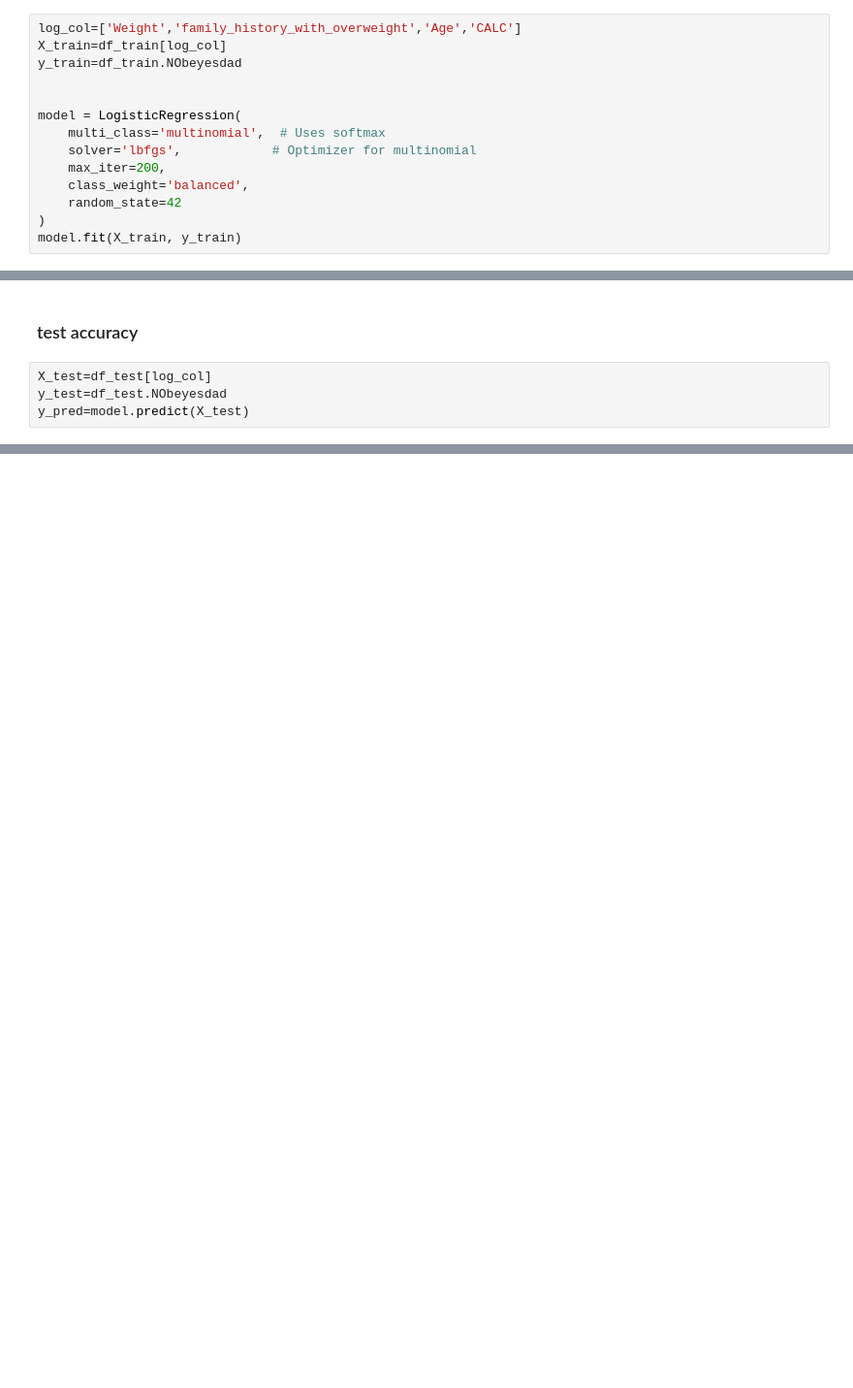
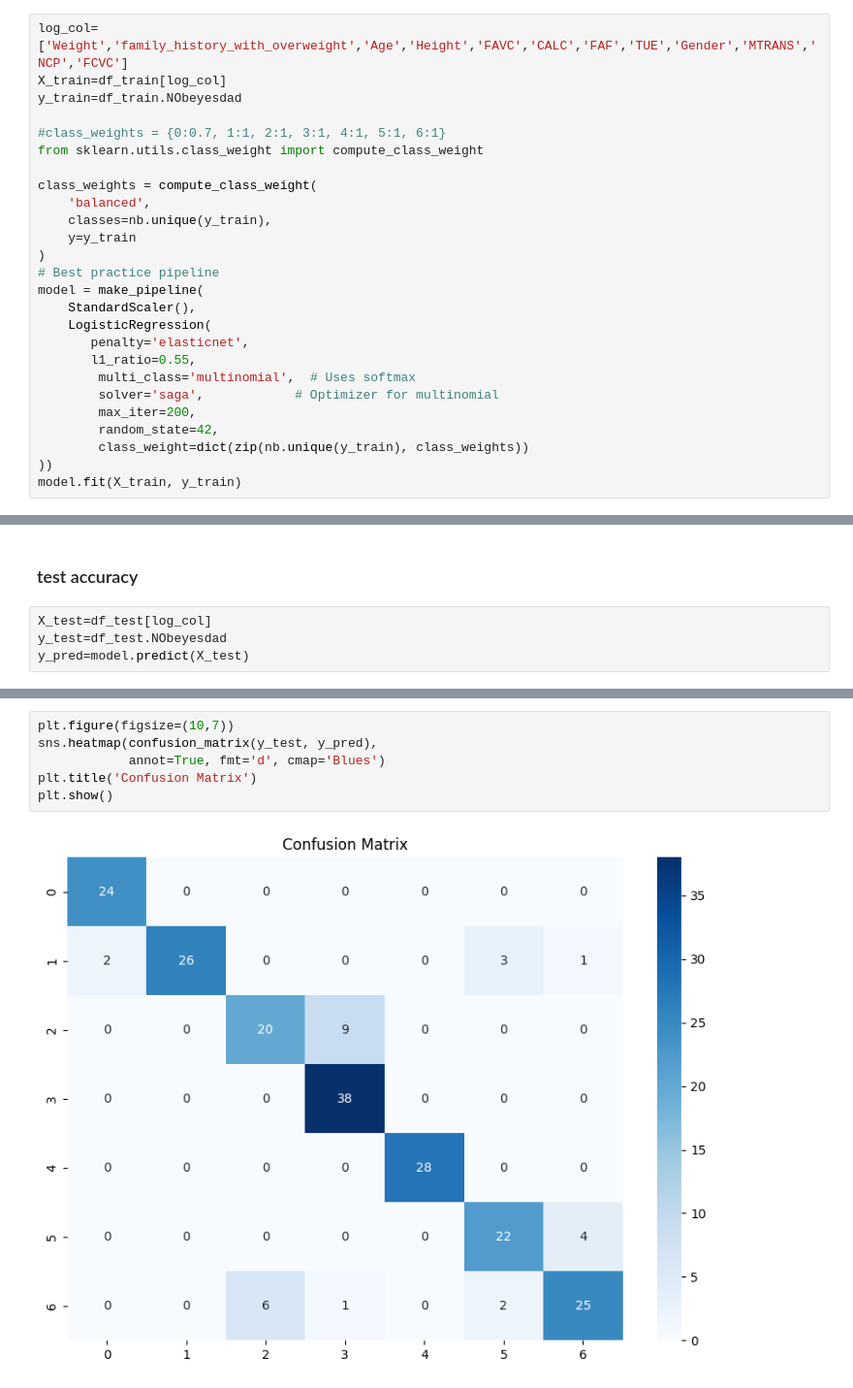
Before and after one commit to mariam1617/Obesity-risk-pred, a Jupyter notebook: Log.ipynb, the cells around one changed output, grey strips where cells are left out. Shown at 97% size. Cells and saved outputs as stored; diff of their text form; blank space fills up the shorter version.

Commit message:
log reg acc train 92 test 87

```diff
--- a/Log.ipynb
+++ b/Log.ipynb
@@ -99,17 +101,29 @@ sns.heatmap(corr_matrix,
 # %% [markdown]
 ### Create model
 # %%
-log_col=['Weight','family_history_with_overweight','Age','CALC']
+log_col=['Weight','family_history_with_overweight','Age','Height','FAVC','CALC','FAF','TUE','Gender','MTRANS','NCP','FCVC']
 X_train=df_train[log_col]
 y_train=df_train.NObeyesdad
 
+#class_weights = {0:0.7, 1:1, 2:1, 3:1, 4:1, 5:1, 6:1}
+from sklearn.utils.class_weight import compute_class_weight
 
-model = LogisticRegression(
-    multi_class='multinomial',  # Uses softmax
-    solver='lbfgs',            # Optimizer for multinomial
-    max_iter=200,
-    class_weight='balanced',
-    random_state=42
+class_weights = compute_class_weight(
+    'balanced',
+    classes=nb.unique(y_train),
+    y=y_train
 )
+# Best practice pipeline
+model = make_pipeline(
+    StandardScaler(),
+    LogisticRegression(
+       penalty='elasticnet',
+       l1_ratio=0.55,
+        multi_class='multinomial',  # Uses softmax
+        solver='saga',            # Optimizer for multinomial
+        max_iter=200,
+        random_state=42,
+        class_weight=dict(zip(nb.unique(y_train), class_weights))
+))
 model.fit(X_train, y_train)
 # %% [output]
@@ -145,0 +175,8 @@ weighted avg       0.52      0.54      0.51       211
+# %%
+plt.figure(figsize=(10,7))
+sns.heatmap(confusion_matrix(y_test, y_pred),
+            annot=True, fmt='d', cmap='Blues')
+plt.title('Confusion Matrix')
+plt.show()
+# %% [output]
+[figure, added]
```
Also changed, not shown: parts of 3 cells of this notebook.
